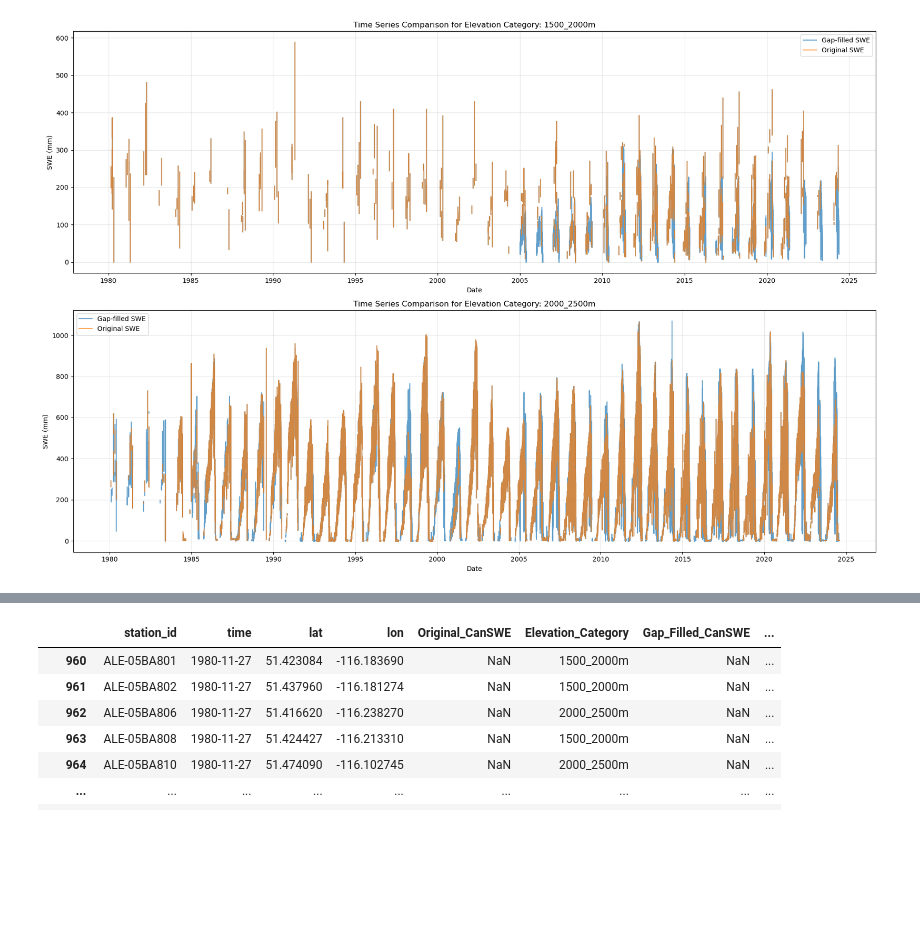
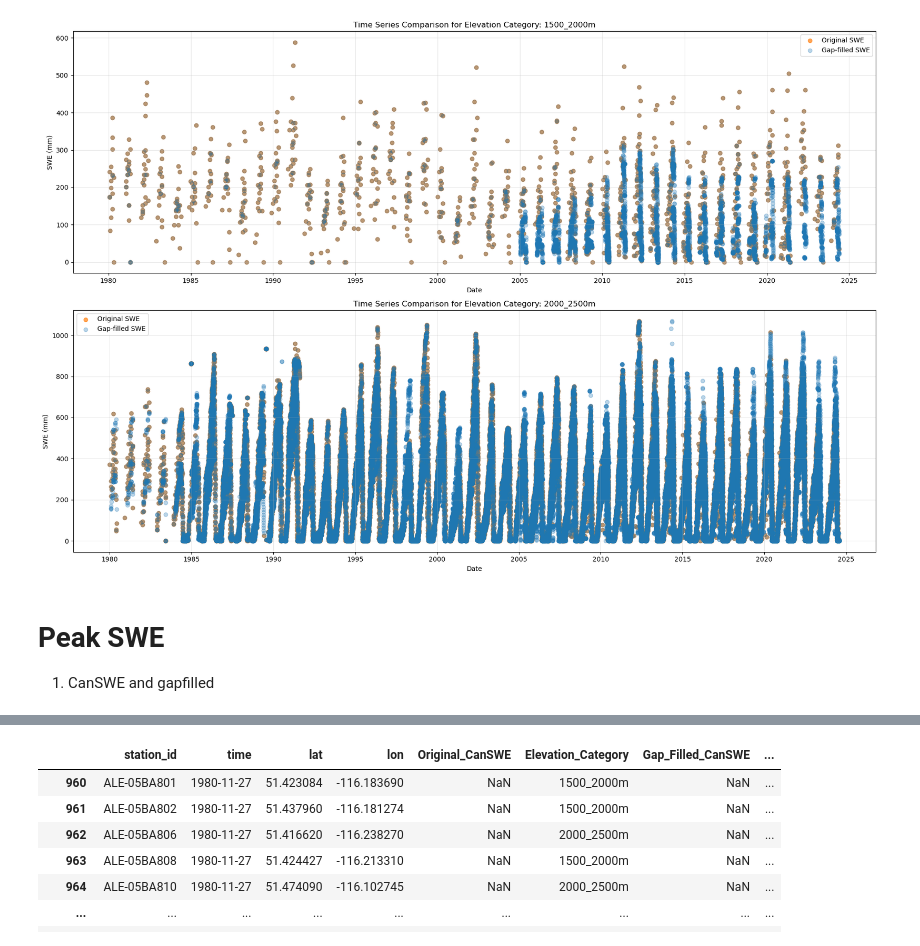
Before and after one commit to Nadiesenali/snowdroughtindex-main, a Jupyter notebook: notebooks/workflows/10_for_paper.ipynb, the cells around one changed output, grey strips where cells are left out. Saved outputs shown, nothing was run; the diff lists cells and outputs as text; code cells hidden in the pictures; blank space fills up the shorter version.

```diff
--- a/notebooks/workflows/10_for_paper.ipynb
+++ b/notebooks/workflows/10_for_paper.ipynb
@@ -22,8 +22,7 @@ sys.path.append(str(project_root))
 # %%
 # Configuration
 config = {
-    'casr_input_data': project_root / 'data' / 'output_data' / 'merged_2d' / '1980_2024'/'bow_combined_full_data.csv',
-    'SPEI_input_data': project_root / 'data' / 'output_data' / 'merged_2d' / '1980_2024'/'SPEI'/'bow_combined_SPEI_data.csv',
+    'casr_input_data': project_root / 'data' / 'input_data' / 'CaSR_SWE' / 'casr_combined.nc',
     'shapefile': project_root / 'data' / 'input_data' / 'shapefiles'/'BowRiverBasin'/'Bow_elevation_combined.shp',
     'canswe_original_data' : project_root / 'data' / 'output_data' / 'for_paper'/'FROSTBITE' / 'bow_canswe_selected_fixed.nc',
     'gap_filled_canswe_data' : project_root / 'data' / 'output_data' / 'for_paper'/'FROSTBITE' /'bow_swe_gapfilled_data_only.nc',
@@ -31,9 +30,7 @@ config = {
     'SWEI_output_dir': project_root / 'data' / 'output_data' / 'for_paper'/'SWEI',
     'classification_output_dir': project_root / 'data' / 'output_data' / 'for_paper'/'SD_classification',
     'SPI_output_dir': project_root / 'data' / 'output_data' / 'for_paper'/'SPI',
-    'SPEI_output_dir': project_root / 'data' / 'output_data' / 'for_paper'/'SPEI',
     'SWEI_plots': project_root / 'data' / 'output_plots' / 'for_paper'/'SWEI',
     'classification_plots': project_root / 'data' / 'output_plots'/'for_paper'/'SD_classification',
     'SPI_plots': project_root / 'data' / 'output_plots' / 'for_paper'/'SPI',
-    'SPEI_plots': project_root / 'data' / 'output_plots' /'for_paper'/'SPEI',
 }
@@ -92,16 +128,14 @@ display(casr_data.head())
 # %%
-# Merge canswe_df and gap_filled_canswe_df
-combined_canswe = pd.merge(
-    canswe_data[['station_id', 'time', 'lat', 'lon', 'snw','Elevation_Category']],
-    gap_filled_canswe_df[['station_id', 'time', 'lat', 'lon', 'SWE']],
-    on=['station_id', 'time', 'lat', 'lon'],
-    how='outer'
-)
-
+# adda new column to original canswe data with the gap-filled values
+combined_canswe = canswe_data.merge(gap_filled_canswe_df[['time', 'station_id', 'SWE']], on=['time', 'station_id'], how='left')
 # Rename columns for clarity
 combined_canswe.rename(columns={'snw': 'Original_CanSWE', 'SWE': 'Gap_Filled_CanSWE'}, inplace=True)
 
-display(combined_canswe.head())
+display(combined_canswe)
+
+# print all the staion_ids and the assigned elevation_categories. drop duplicates
+print(combined_canswe[['station_id', 'Elevation_Category']].drop_duplicates().count())
+print(combined_canswe[['station_id', 'Elevation_Category']].drop_duplicates()['Elevation_Category'].unique())
 
 # Save combined CanSWE data
 #output_dir = config['output_dir']
@@ -117,39 +162,46 @@ display(combined_canswe.head())
 # %%
 # Plot time series for each elevation category comparing Original_SWE and Gap_filled_SWE
 elev_categories = [ '1500_2000m', '2000_2500m']
 
 plt.figure(figsize=(18, 12))
 for i, elev_cat in enumerate(elev_categories, 1):
     plt.subplot(len(elev_categories), 1, i)
 
     # Filter data for the current elevation category and sort by time
     df_cat = combined_canswe.loc[combined_canswe['Elevation_Category'] == elev_cat].sort_values('time')
 
-    # Plot Gap-filled SWE (x and y have matching lengths)
-    plt.plot(
-        df_cat['time'],
-        df_cat['Gap_Filled_CanSWE'],
-        label='Gap-filled SWE',
-        color='tab:blue',
-        alpha=0.7
-    )
-
     # Plot Original SWE (x and y have matching lengths)
-    plt.plot(
+    plt.scatter(
         df_cat['time'],
         df_cat['Original_CanSWE'],
         label='Original SWE',
         color='tab:orange',
         alpha=0.7
     )
+
+
+    # Plot Gap-filled SWE (x and y have matching lengths)
+    plt.scatter(
+        df_cat['time'],
+        df_cat['Gap_Filled_CanSWE'],
+        label='Gap-filled SWE',
+        color='tab:blue',
+        alpha=0.3
+    )
+
+
 
     plt.title(f'Time Series Comparison for Elevation Category: {elev_cat}')
     plt.xlabel('Date')
     plt.ylabel('SWE (mm)')
     plt.legend()
     plt.grid(True, alpha=0.3)
 
 plt.tight_layout()
 plt.show()
 # %% [output]
-[figure, old version]
+[figure, new version]
+# %% [markdown]
+# Peak SWE
+
+1. CanSWE and gapfilled
```
Also changed, not shown: parts of 31 cells of this notebook, 2 other files.
